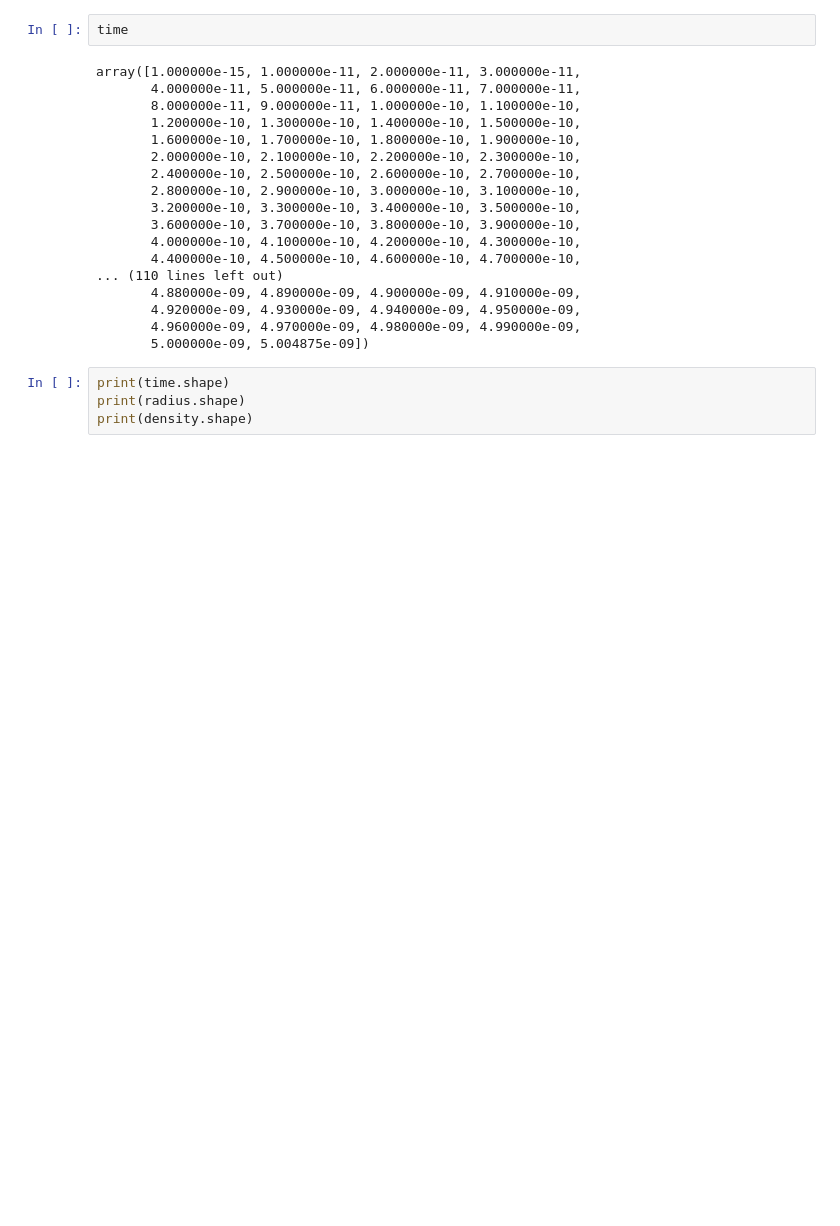
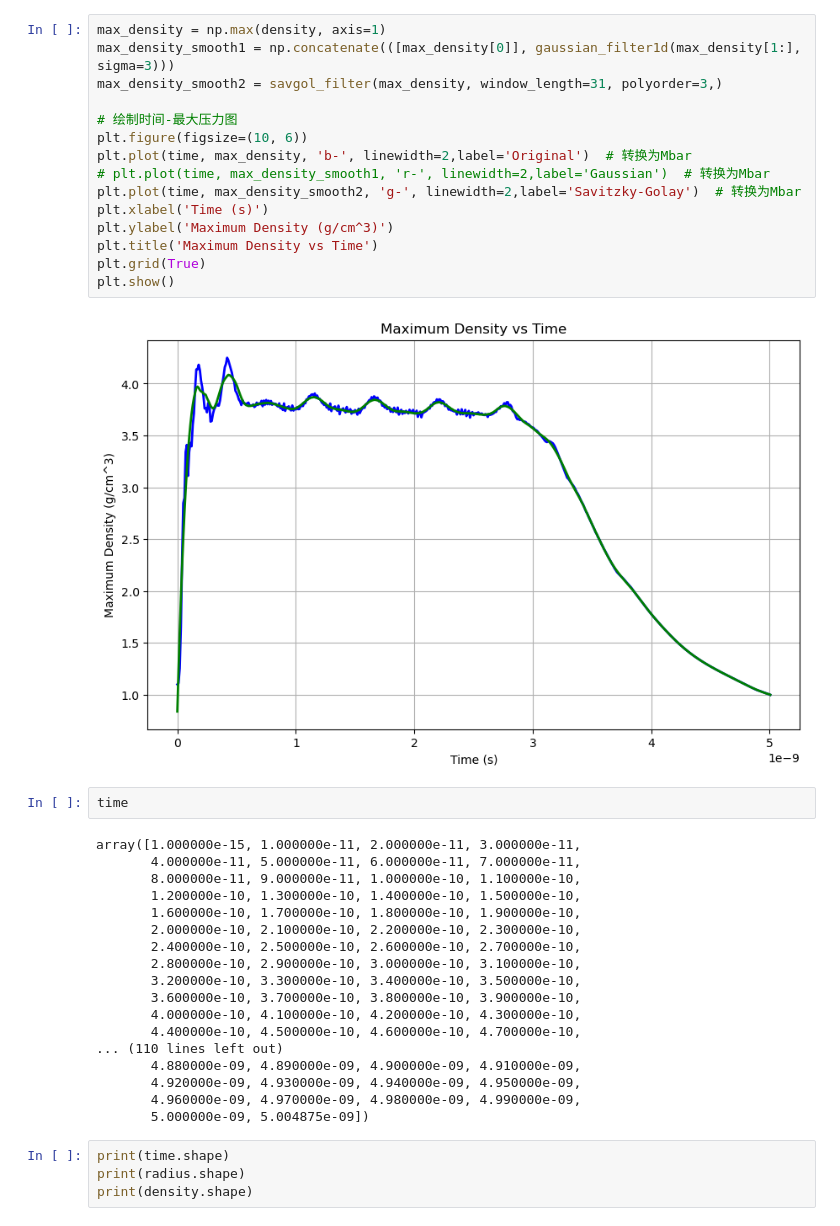
Before and after one commit to leafzhao/PyHelios, a Jupyter notebook: test.ipynb, the cells around one changed output. Saved outputs shown, nothing was run; the diff lists cells and outputs as text; blank space fills up the shorter version.

```diff
--- a/test.ipynb
+++ b/test.ipynb
@@ -20,3 +80,20 @@ module://matplotlib_inline.backend_inline
+# %%
+max_density = np.max(density, axis=1)
+max_density_smooth1 = np.concatenate(([max_density[0]], gaussian_filter1d(max_density[1:], sigma=3)))
+max_density_smooth2 = savgol_filter(max_density, window_length=31, polyorder=3,)
+
+# 绘制时间-最大压力图
+plt.figure(figsize=(10, 6))
+plt.plot(time, max_density, 'b-', linewidth=2,label='Original')  # 转换为Mbar
+# plt.plot(time, max_density_smooth1, 'r-', linewidth=2,label='Gaussian')  # 转换为Mbar
+plt.plot(time, max_density_smooth2, 'g-', linewidth=2,label='Savitzky-Golay')  # 转换为Mbar
+plt.xlabel('Time (s)')
+plt.ylabel('Maximum Density (g/cm^3)')
+plt.title('Maximum Density vs Time')
+plt.grid(True)
+plt.show()
+# %% [output]
+[figure, added]
 # %%
 time
 # %% [output]
```
Also changed, not shown: parts of 13 cells of this notebook, 8 other files.
